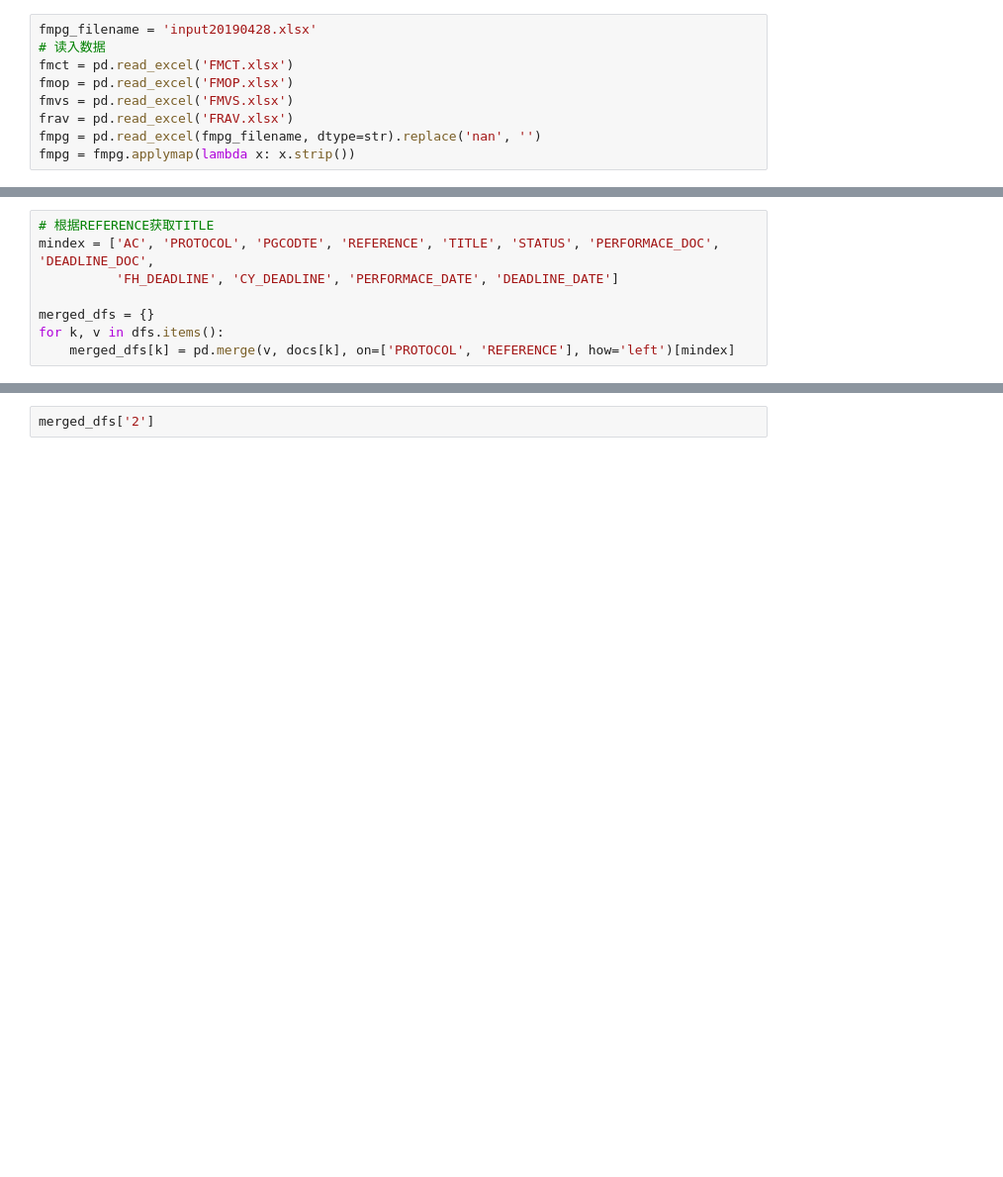
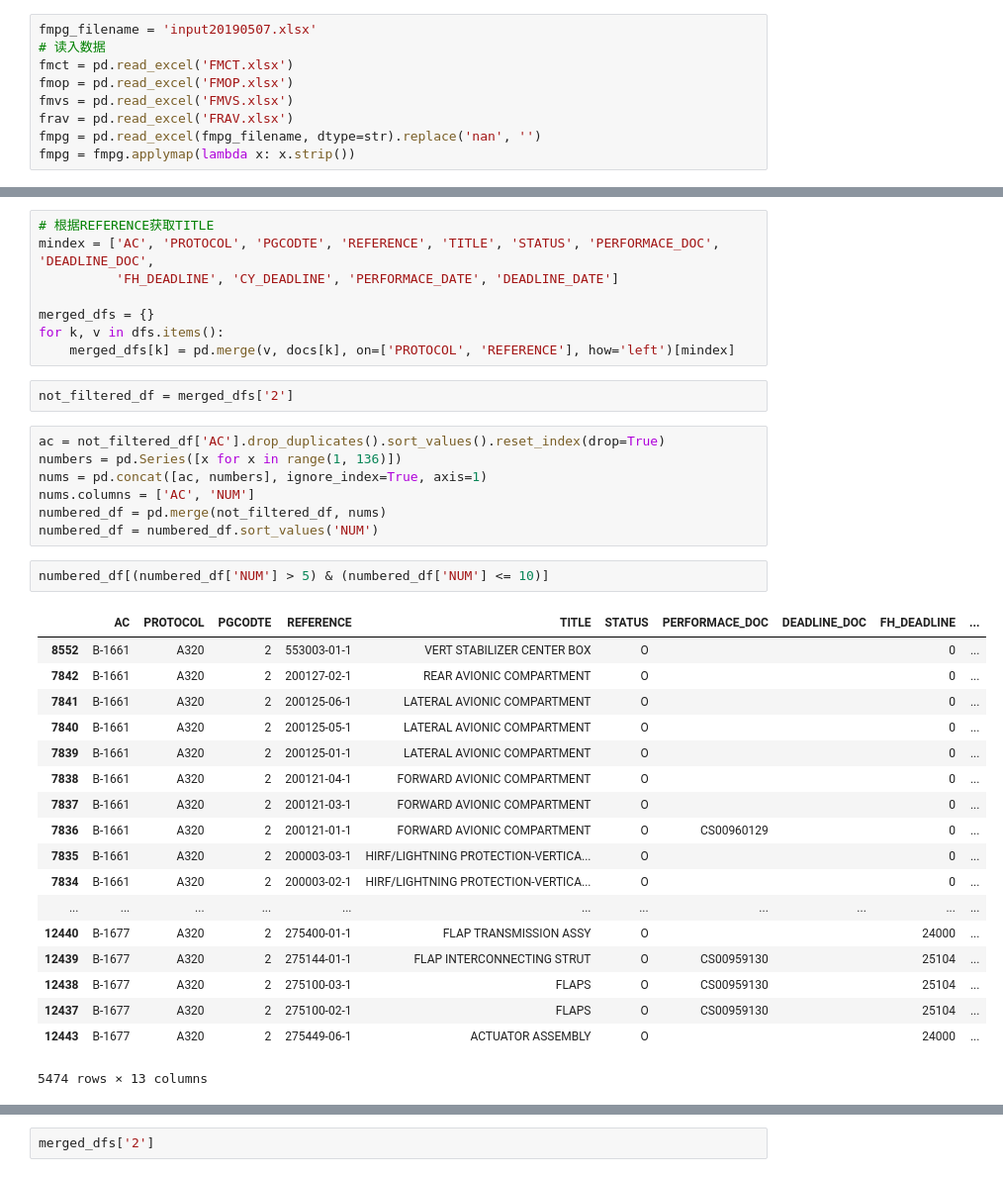
Before and after one commit to hanhansoul/PythonForDataAnalysis, a Jupyter notebook: practice/ppc/real_real_ppc_schedule_list_solve.ipynb, the cells around one changed output, grey strips where cells are left out. Shown at 99% size. Drawn from its saved outputs; the diff is of its cells as text; blank space fills up the shorter version.

```diff
--- a/practice/ppc/real_real_ppc_schedule_list_solve.ipynb
+++ b/practice/ppc/real_real_ppc_schedule_list_solve.ipynb
@@ -1,7 +1,7 @@
 # %%
 import pandas as pd
 # %%
-fmpg_filename = 'input20190428.xlsx'
+fmpg_filename = 'input20190507.xlsx'
 # 读入数据
 fmct = pd.read_excel('FMCT.xlsx')
 fmop = pd.read_excel('FMOP.xlsx')
@@ -68,3 +68,33 @@ mindex = ['AC', 'PROTOCOL', 'PGCODTE', 'REFERENCE', 'TITLE', 'STATUS', 'PERFORMA
 merged_dfs = {}
 for k, v in dfs.items():
     merged_dfs[k] = pd.merge(v, docs[k], on=['PROTOCOL', 'REFERENCE'], how='left')[mindex]
+# %%
+not_filtered_df = merged_dfs['2']
+# %%
+ac = not_filtered_df['AC'].drop_duplicates().sort_values().reset_index(drop=True)
+numbers = pd.Series([x for x in range(1, 136)])
+nums = pd.concat([ac, numbers], ignore_index=True, axis=1)
+nums.columns = ['AC', 'NUM']
+numbered_df = pd.merge(not_filtered_df, nums)
+numbered_df = numbered_df.sort_values('NUM')
+# %%
+numbered_df[(numbered_df['NUM'] > 5) & (numbered_df['NUM'] <= 10)]
+# %% [output]
+|  | AC | PROTOCOL | PGCODTE | REFERENCE | TITLE | STATUS | PERFORMACE_DOC | DEADLINE_DOC | FH_DEADLINE | ... |
+| 8552 | B-1661 | A320 | 2 | 553003-01-1 | VERT STABILIZER CENTER BOX | O |  |  | 0 | ... |
+| 7842 | B-1661 | A320 | 2 | 200127-02-1 | REAR AVIONIC COMPARTMENT | O |  |  | 0 | ... |
+| 7841 | B-1661 | A320 | 2 | 200125-06-1 | LATERAL AVIONIC COMPARTMENT | O |  |  | 0 | ... |
+| 7840 | B-1661 | A320 | 2 | 200125-05-1 | LATERAL AVIONIC COMPARTMENT | O |  |  | 0 | ... |
+| 7839 | B-1661 | A320 | 2 | 200125-01-1 | LATERAL AVIONIC COMPARTMENT | O |  |  | 0 | ... |
+| 7838 | B-1661 | A320 | 2 | 200121-04-1 | FORWARD AVIONIC COMPARTMENT | O |  |  | 0 | ... |
+| 7837 | B-1661 | A320 | 2 | 200121-03-1 | FORWARD AVIONIC COMPARTMENT | O |  |  | 0 | ... |
+| 7836 | B-1661 | A320 | 2 | 200121-01-1 | FORWARD AVIONIC COMPARTMENT | O | CS00960129 |  | 0 | ... |
+| 7835 | B-1661 | A320 | 2 | 200003-03-1 | HIRF/LIGHTNING PROTECTION-VERTICA... | O |  |  | 0 | ... |
+| 7834 | B-1661 | A320 | 2 | 200003-02-1 | HIRF/LIGHTNING PROTECTION-VERTICA... | O |  |  | 0 | ... |
+| ... | ... | ... | ... | ... | ... | ... | ... | ... | ... | ... |
+| 12440 | B-1677 | A320 | 2 | 275400-01-1 | FLAP TRANSMISSION ASSY | O |  |  | 24000 | ... |
+| 12439 | B-1677 | A320 | 2 | 275144-01-1 | FLAP INTERCONNECTING STRUT | O | CS00959130 |  | 25104 | ... |
+| 12438 | B-1677 | A320 | 2 | 275100-03-1 | FLAPS | O | CS00959130 |  | 25104 | ... |
+| 12437 | B-1677 | A320 | 2 | 275100-02-1 | FLAPS | O | CS00959130 |  | 25104 | ... |
+| 12443 | B-1677 | A320 | 2 | 275449-06-1 | ACTUATOR ASSEMBLY | O |  |  | 24000 | ... |
+5474 rows × 13 columns
```
Also changed, not shown: parts of 4 cells of this notebook, 3 other files.
